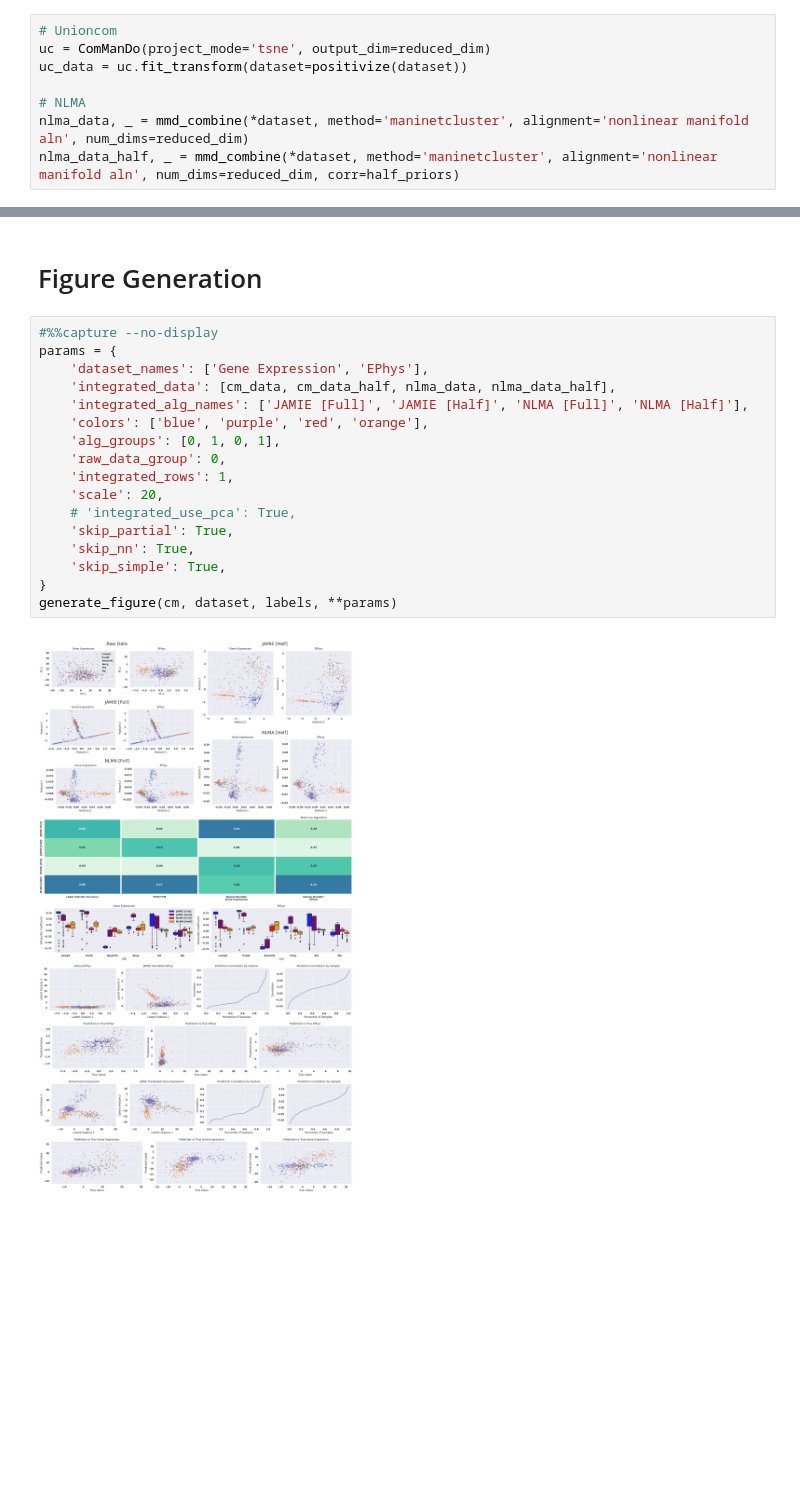
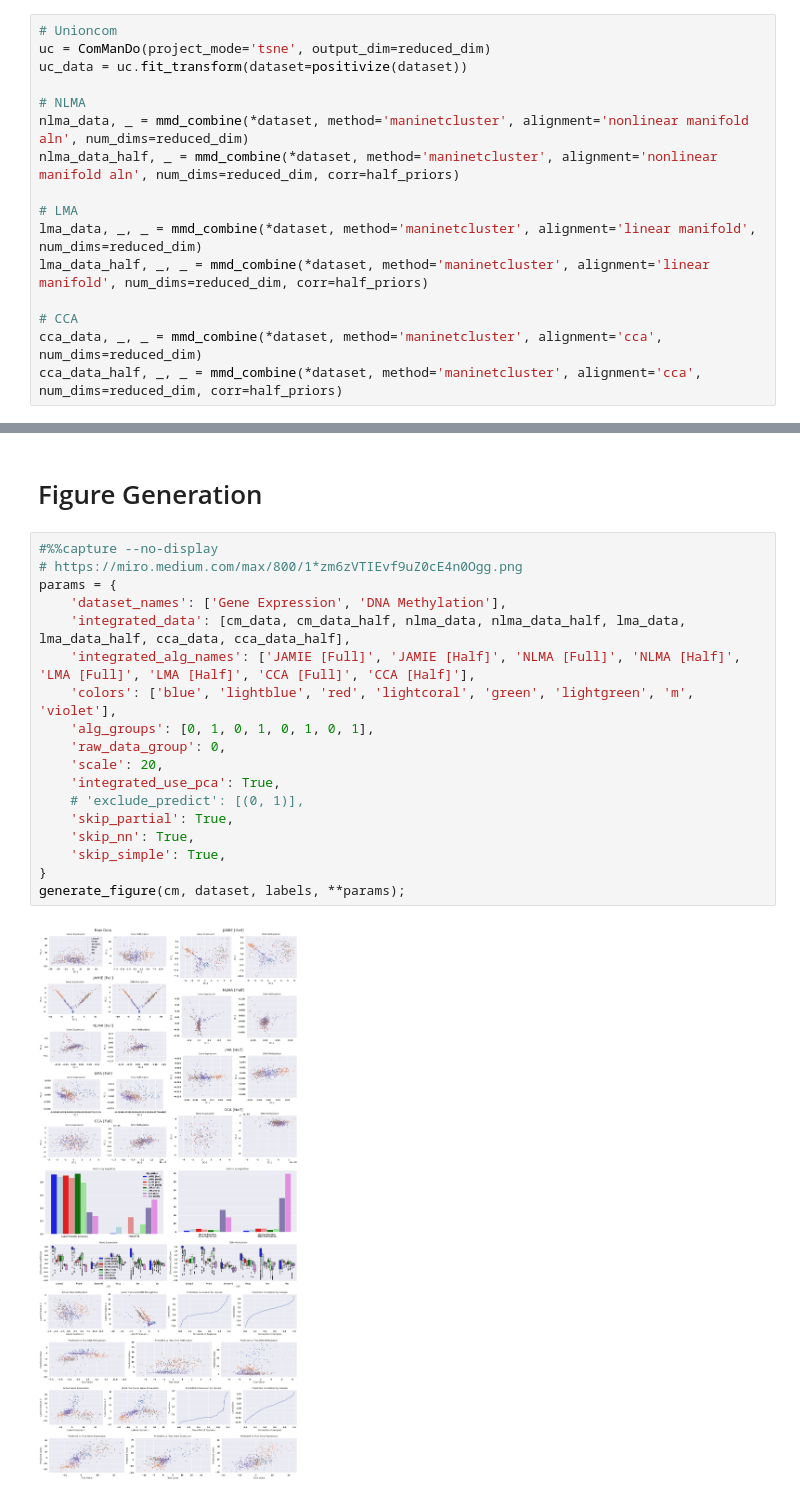
Before and after one commit to Oafish1/JAMIE, a Jupyter notebook: examples/general_analysis/scMNC-Visual.ipynb, the cells around one changed output, grey strips where cells are left out. Cells and saved outputs as stored; diff of their text form; blank space fills up the shorter version.

```diff
--- a/examples/general_analysis/scMNC-Visual.ipynb
+++ b/examples/general_analysis/scMNC-Visual.ipynb
@@ -105,6 +105,14 @@ uc_data = uc.fit_transform(dataset=positivize(dataset))
 # NLMA
 nlma_data, _ = mmd_combine(*dataset, method='maninetcluster', alignment='nonlinear manifold aln', num_dims=reduced_dim)
 nlma_data_half, _ = mmd_combine(*dataset, method='maninetcluster', alignment='nonlinear manifold aln', num_dims=reduced_dim, corr=half_priors)
+
+# LMA
+lma_data, _, _ = mmd_combine(*dataset, method='maninetcluster', alignment='linear manifold', num_dims=reduced_dim)
+lma_data_half, _, _ = mmd_combine(*dataset, method='maninetcluster', alignment='linear manifold', num_dims=reduced_dim, corr=half_priors)
+
+# CCA
+cca_data, _, _ = mmd_combine(*dataset, method='maninetcluster', alignment='cca', num_dims=reduced_dim)
+cca_data_half, _, _ = mmd_combine(*dataset, method='maninetcluster', alignment='cca', num_dims=reduced_dim, corr=half_priors)
 # %% [output]
 use random seed: 666
 Shape of Raw data
@@ -127,20 +135,21 @@ Total: 19.868759184999362
 # Figure Generation
 # %%
 #%%capture --no-display
+# https://miro.medium.com/max/800/1*zm6zVTIEvf9uZ0cE4n0Ogg.png
 params = {
-    'dataset_names': ['Gene Expression', 'EPhys'],
-    'integrated_data': [cm_data, cm_data_half, nlma_data, nlma_data_half],
-    'integrated_alg_names': ['JAMIE [Full]', 'JAMIE [Half]', 'NLMA [Full]', 'NLMA [Half]'],
-    'colors': ['blue', 'purple', 'red', 'orange'],
-    'alg_groups': [0, 1, 0, 1],
+    'dataset_names': ['Gene Expression', 'DNA Methylation'],
+    'integrated_data': [cm_data, cm_data_half, nlma_data, nlma_data_half, lma_data, lma_data_half, cca_data, cca_data_half],
+    'integrated_alg_names': ['JAMIE [Full]', 'JAMIE [Half]', 'NLMA [Full]', 'NLMA [Half]', 'LMA [Full]', 'LMA [Half]', 'CCA [Full]', 'CCA [Half]'],
+    'colors': ['blue', 'lightblue', 'red', 'lightcoral', 'green', 'lightgreen', 'm', 'violet'],
+    'alg_groups': [0, 1, 0, 1, 0, 1, 0, 1],
     'raw_data_group': 0,
-    'integrated_rows': 1,
     'scale': 20,
-    # 'integrated_use_pca': True,
+    'integrated_use_pca': True,
+    # 'exclude_predict': [(0, 1)],
     'skip_partial': True,
     'skip_nn': True,
     'skip_simple': True,
 }
-generate_figure(cm, dataset, labels, **params)
+generate_figure(cm, dataset, labels, **params);
 # %% [output]
-[figure, old version]
+[figure, new version]
```
Also changed, not shown: parts of 4 cells of this notebook, 8 other files.
